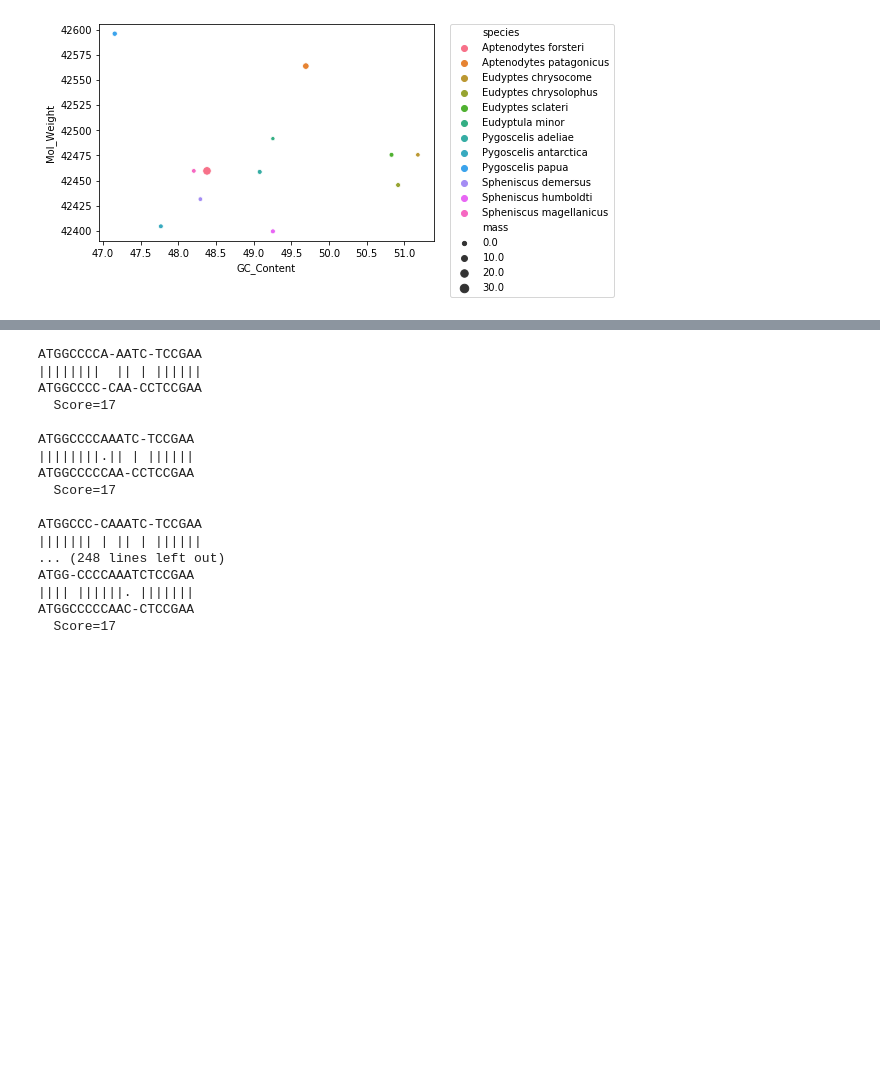
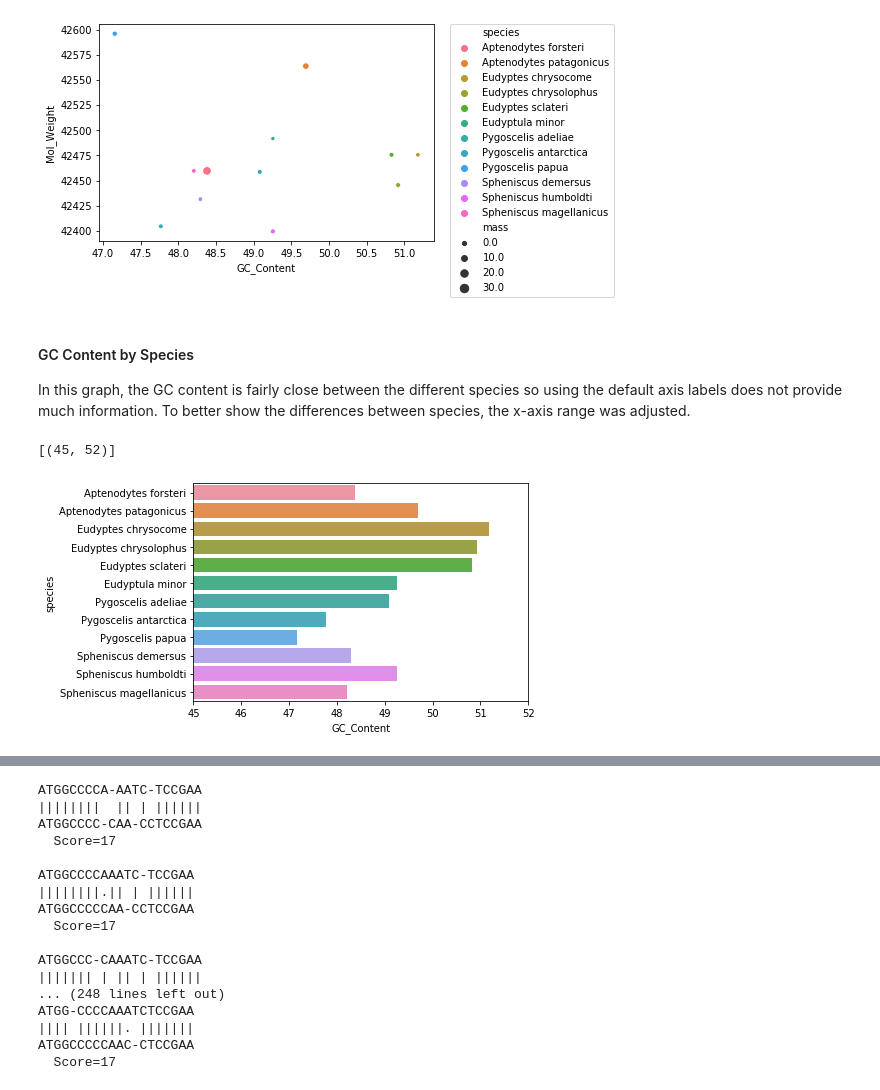
Before and after one commit to apollpeter/BCB546_Python_Project, a Jupyter notebook: Python_Project.ipynb, the cells around one changed output, grey strips where cells are left out. Saved outputs shown, nothing was run; the diff lists cells and outputs as text; code cells hidden in the pictures; blank space fills up the shorter version.

```diff
--- a/Python_Project.ipynb
+++ b/Python_Project.ipynb
@@ -301,3 +300,12 @@ molwt_gc.legend(bbox_to_anchor=(1.05, 1), loc=2, borderaxespad=0.)
 # %% [output]
 <matplotlib.legend.Legend at 0x...>
 [figure]
+# %% [markdown]
+#### GC Content by Species
+In this graph, the GC content is fairly close between the different species so using the default axis labels does not provide much information.  To better show the differences between species, the x-axis range was adjusted.
+# %%
+GCcont = sns.barplot(x = "GC_Content", y = "species", data = penguins_Cytb_df)
+GCcont.set(xlim = (45,52))
+# %% [output]
+[(45, 52)]
+[figure, added]
```
Also changed, not shown: parts of 19 cells of this notebook.
